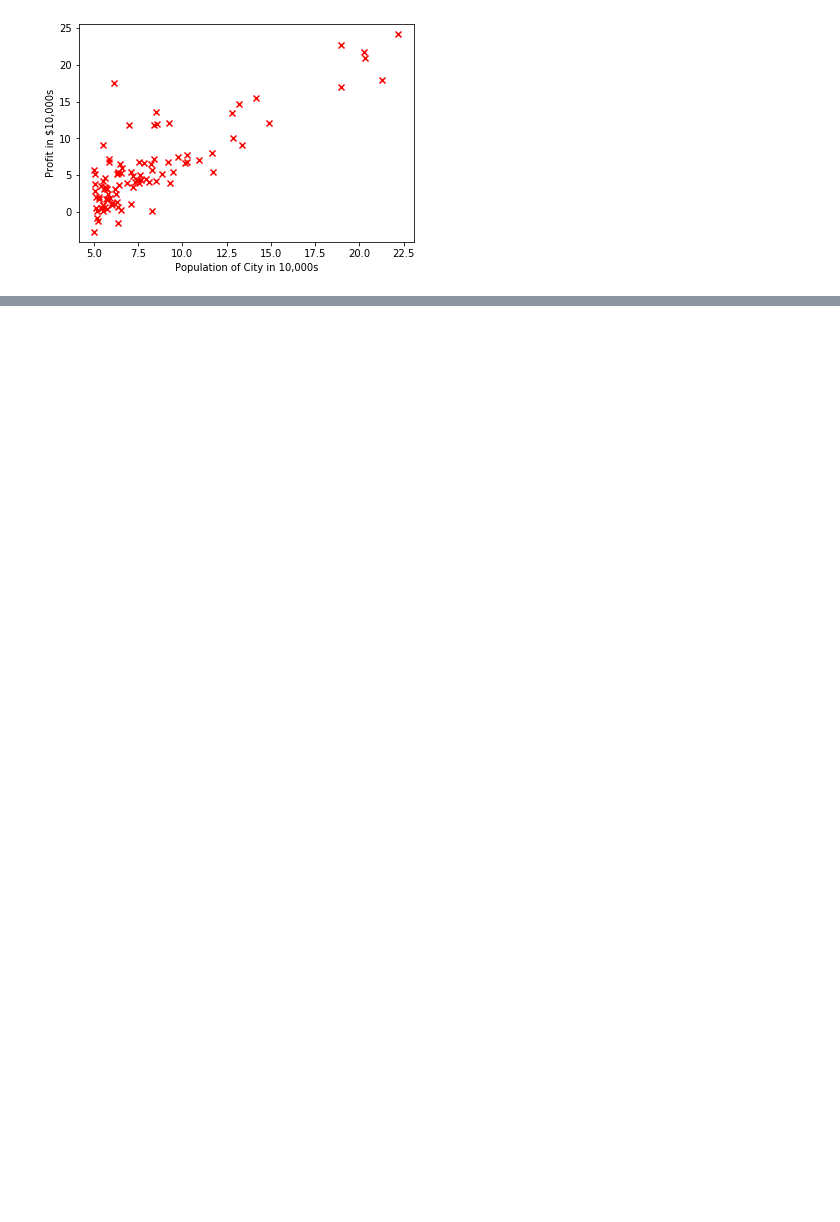
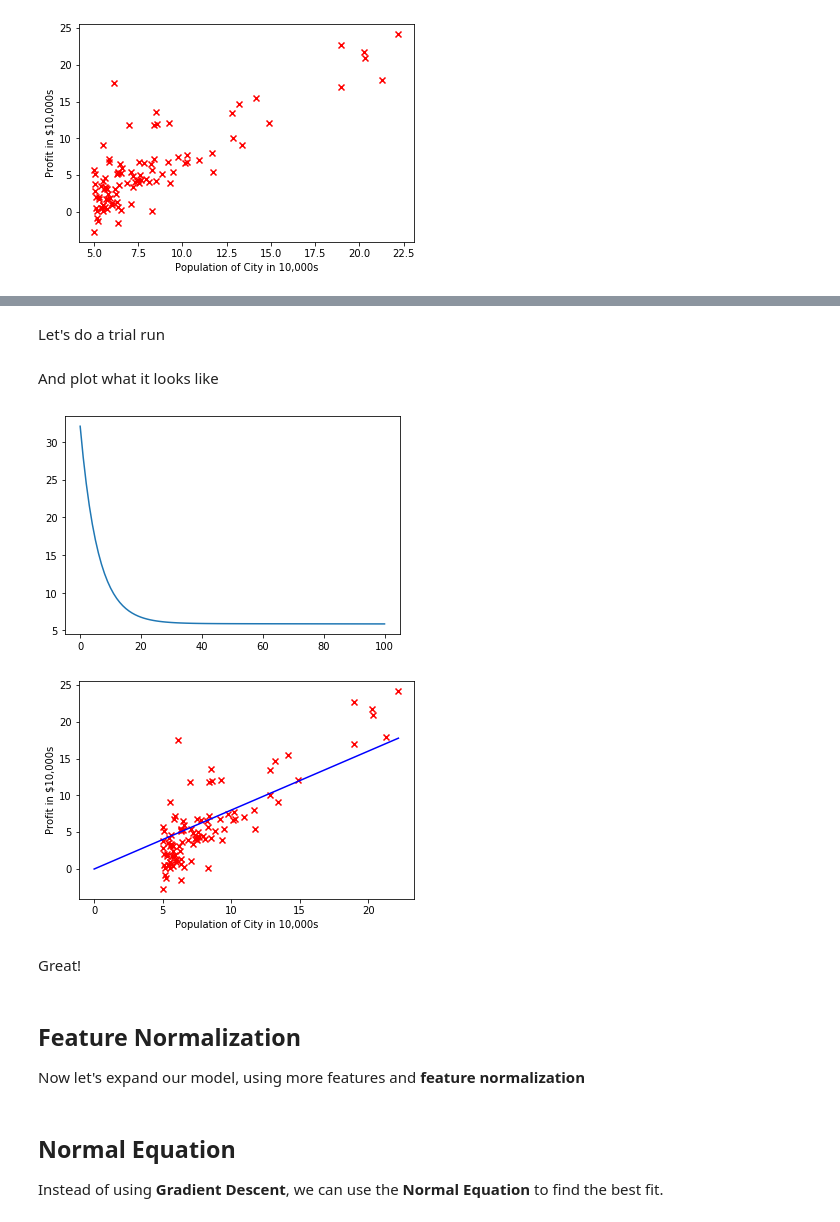
Before and after one commit to m-lyon/MachineLearningLearning, a Jupyter notebook: notebooks/Linear_Regression.ipynb, the cells around one changed output, grey strips where cells are left out. Cells and saved outputs as stored; diff of their text form; code cells hidden in the pictures; blank space fills up the shorter version.

```diff
--- a/notebooks/Linear_Regression.ipynb
+++ b/notebooks/Linear_Regression.ipynb
@@ -68,13 +47,13 @@ def computeCost(X, y, theta):
     h = X*theta
 
     # calculate sum of squares difference
-    diff = np.sum(np.square(hypo - y))
+    diff = np.sum(np.square(h - y))
 
     # multiply by m factor
     cost = (1/(2*m)) * diff
+
     return cost
 # %%
-# Gradient descent
 def iterateTheta(X, y, theta, alpha):
     m = len(y)
 
@@ -82,6 +61,6 @@ def iterateTheta(X, y, theta, alpha):
     h = X*theta
 
     # X.T is transpose of X
-    theta = theta - ((1 - m) * (alpha) * (X.T*(hypo-y)))
+    theta = theta - ((1 / m) * alpha * (X.T*(h-y)))
 
     return theta
@@ -87,0 +82,51 @@ def iterateTheta(X, y, theta, alpha):
+# %% [markdown]
+Let's do a trial run
+# %%
+n = 100
+alpha = 0.001
+J_vals, theta_vals = gradientDescent(X, y, alpha, n)
+# %% [markdown]
+And plot what it looks like
+# %%
+def plotCostFunction(J_vals):
+    plt.plot(np.arange(len(J_vals)), J_vals)
+    plt.show()
+
+def plotBestFit(theta, x, y):
+    # Plot scatter plot with line of best fit defined by theta
+    c = np.squeeze(np.asarray(theta[0]))
+    m = np.squeeze(np.asarray(theta[1]))
+    y_0 = c
+    x_0 = 0
+
+    x_1 = np.amax(x)
+    y_1 = m*x_1 + c
+
+    # turn matrices into 1d array
+    y = np.squeeze(np.asarray(y))
+    x = np.squeeze(np.asarray(x))
+
+    plt.scatter(x, y, marker='x', color='red')
+    plt.plot([x_0, x_1], [y_0, y_1], color='blue')
+    plt.ylabel('Profit in $10,000s')
+    plt.xlabel('Population of City in 10,000s')
+    plt.show()
+# %%
+plotCostFunction(J_vals)
+min_J = np.amin(J_vals)
+result = np.where(J_vals == np.amin(J_vals))
+
+plotBestFit(theta_vals[result[0][0]], x, y)
+# %% [output]
+[figure, added]
+[figure, added]
+# %% [markdown]
+Great!
+# %% [markdown]
+## Feature Normalization
+
+Now let's expand our model, using more features and **feature normalization**
+# %% [markdown]
+## Normal Equation
+
+Instead of using **Gradient Descent**, we can use the **Normal Equation** to find the best fit.
```
Also changed, not shown: parts of 14 cells of this notebook.
